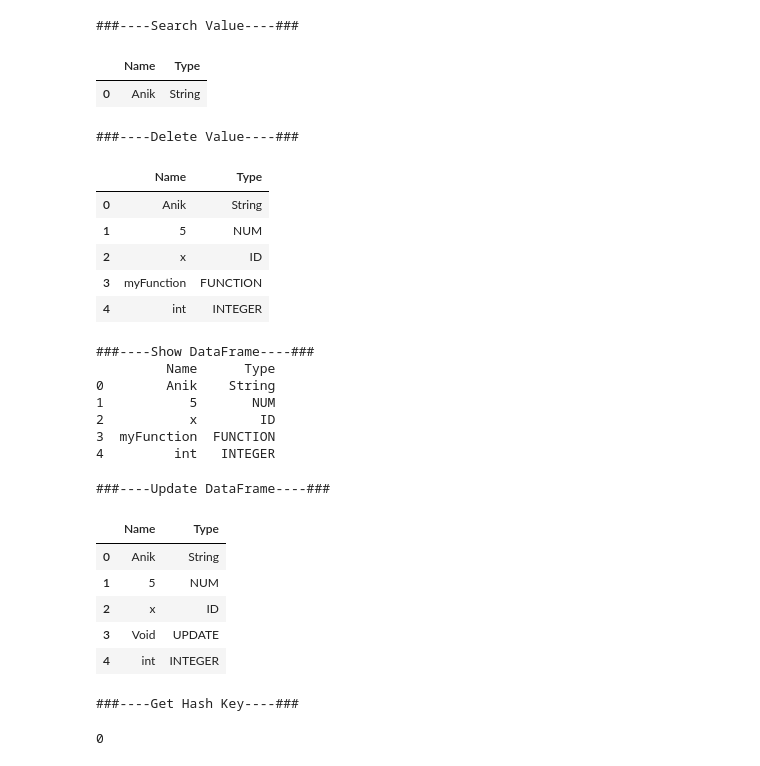
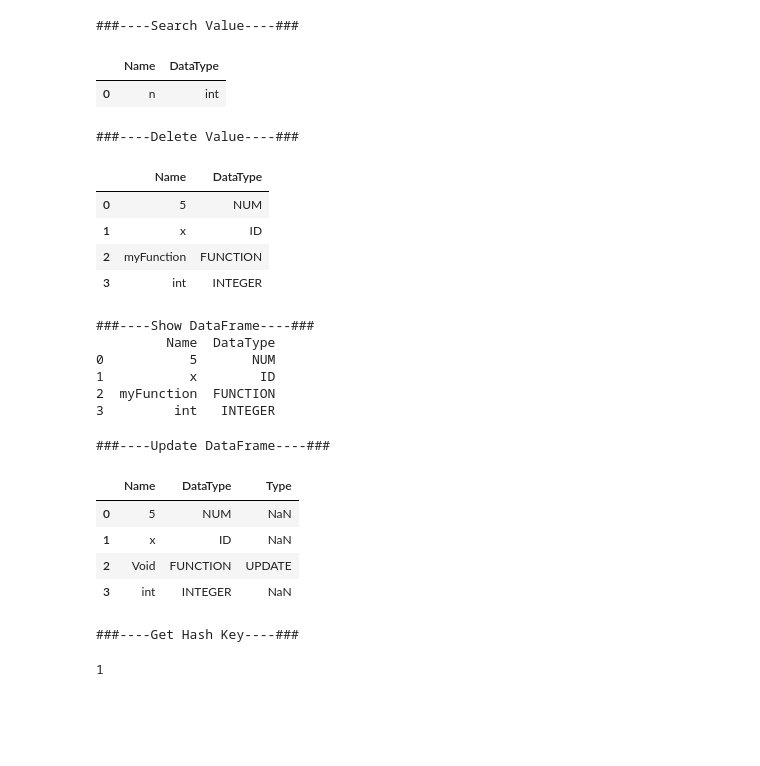
Before and after one commit to Void-Brain70/CompilarDesign, a Jupyter notebook: Symbol_Table_Lab_Problem_2.ipynb, the cells around one changed output. Drawn from its saved outputs; the diff is of its cells as text; code cells hidden in the pictures; blank space fills up the shorter version.

```diff
--- a/Symbol_Table_Lab_Problem_2.ipynb
+++ b/Symbol_Table_Lab_Problem_2.ipynb
@@ -4,6 +4,6 @@
 # pandas is a open source Python Package is mostly used in data Science.
 import pandas as pd # pandas is a python library used for working with data sets
 # DataFrame is a 2 dimensional data structure,like a 2 dimensional array, or a table with rows and columns.
-df = pd.DataFrame(columns=['Name','Type']) # Here we used Dataframe with columns
+df = pd.DataFrame(columns=['Name','DataType']) # Here we used Dataframe with columns
 df.head() # df.head() Returns the first 5 rows of the dataframe.
 # %% [output]
@@ -11,7 +11,7 @@ df.head() # df.head() Returns the first 5 rows of the dataframe.
 # %%
 # Constuct a Insert Function for Insert a new symbol/name along with its type into the symbol table
 def Insert(df, name, typee): # Here we define df,name and type for insert
-    if (name not in df.Name.values) or (typee not in df.Type.values): # Here we try check DataFrame.values attribute to return the numpy representation of the given DataFrame.
+    if (name not in df.Name.values) or (typee not in df.DataType.values): # Here we try check DataFrame.values attribute to return the numpy representation of the given DataFrame.
         df.loc[-1] = [name, typee]  # loc attribute to return one or more specified row(s)
         df.index = df.index + 1 # index property returns a RangeIndex object with the start, stop, and step values.
         df = df.sort_index() # The sort_index() method sorts the DataFrame by the index.
@@ -19,7 +19,7 @@ def Insert(df, name, typee): # Here we define df,name and type for insert
 
 # Constuct a Search Function for Search a symbol/name along with its type from the symbol table
 def Search(df, name): # Here we define df,name for search by name
-    return df.loc[df['Name'] == name]    # if we find datafame location name =="Name" then we return it
+      return df.loc[df['Name'] == name]     # if we find datafame location name =="Name" then we return it
 
 
 # Constuct a Delete Function for Delete a symbol/name along with its type into the symbol table
@@ -45,8 +45,8 @@ def Update(df, name=None, New_name=None, typee=None, New_typee=None): # Here we
         if name in df.Name.values: # Check df.Name.Values for update New Values
             df.loc[df.Name == name,'Name'] = New_name # Update value We Define a Loc for new value Update in Datafame
     if typee:
-        if typee in df.Type.values: # Check df.Type.Values for add New Type
-            df.loc[df.Type == typee,'Type'] = New_typee # # updated We Define a Loc for new value Update in Datafame
+        if typee in df.DataType.values: # Check df.Type.Values for add New Type
+            df.loc[df.DataType == typee,'Type'] = New_typee # # updated We Define a Loc for new value Update in Datafame
     return df # Retuen Updated DataFame
 
 # Constuct a GetHashKey  Function
@@ -74,7 +74,7 @@ df
 # %%
 # Insert New Value
 print("###----Insert New Value----###")
-df = Insert(df,'Anik','String')
+df = Insert(df,'n','int')
 df
 # %% [output]
 ###----Insert New Value----###
@@ -88,36 +87,34 @@ df
 # %%
 # Search Value
 print("###----Search Value----###")
-Search(df, 'Anik')
+Search(df, 'n')
 # %% [output]
 ###----Search Value----###
-|  | Name | Type |
-| 0 | Anik | String |
+|  | Name | DataType |
+| 0 | n | int |
 # %%
 # Delete Value
 print("###----Delete Value----###")
-df = Delete(df,name='Y')
+df = Delete(df,name='n')
 df
 # %% [output]
 ###----Delete Value----###
-|  | Name | Type |
-| 0 | Anik | String |
-| 1 | 5 | NUM |
-| 2 | x | ID |
-| 3 | myFunction | FUNCTION |
-| 4 | int | INTEGER |
+|  | Name | DataType |
+| 0 | 5 | NUM |
+| 1 | x | ID |
+| 2 | myFunction | FUNCTION |
+| 3 | int | INTEGER |
 # %%
 # Show DataFrame
 print("###----Show DataFrame----###")
 Show()
 # %% [output]
 ###----Show DataFrame----###
-         Name      Type
-0        Anik    String
-1           5       NUM
-2           x        ID
-3  myFunction  FUNCTION
-4         int   INTEGER
+         Name  DataType
+0           5       NUM
+1           x        ID
+2  myFunction  FUNCTION
+3         int   INTEGER
 # %%
 # Update DataFrame
 print("###----Update DataFrame----###")
@@ -125,16 +122,15 @@ df = Update(df, 'myFunction','Void','FUNCTION','UPDATE')
 df
 # %% [output]
 ###----Update DataFrame----###
-|  | Name | Type |
-| 0 | Anik | String |
-| 1 | 5 | NUM |
-| 2 | x | ID |
-| 3 | Void | UPDATE |
-| 4 | int | INTEGER |
+|  | Name | DataType | Type |
+| 0 | 5 | NUM | NaN |
+| 1 | x | ID | NaN |
+| 2 | Void | FUNCTION | UPDATE |
+| 3 | int | INTEGER | NaN |
 # %%
 # Get Hash Key
 print("###----Get Hash Key----###")
-GetHashKey(df,'Anik')
+GetHashKey(df,'x')
 # %% [output]
 ###----Get Hash Key----###
-0
+1
```
Also changed, not shown: parts of 3 cells of this notebook.
